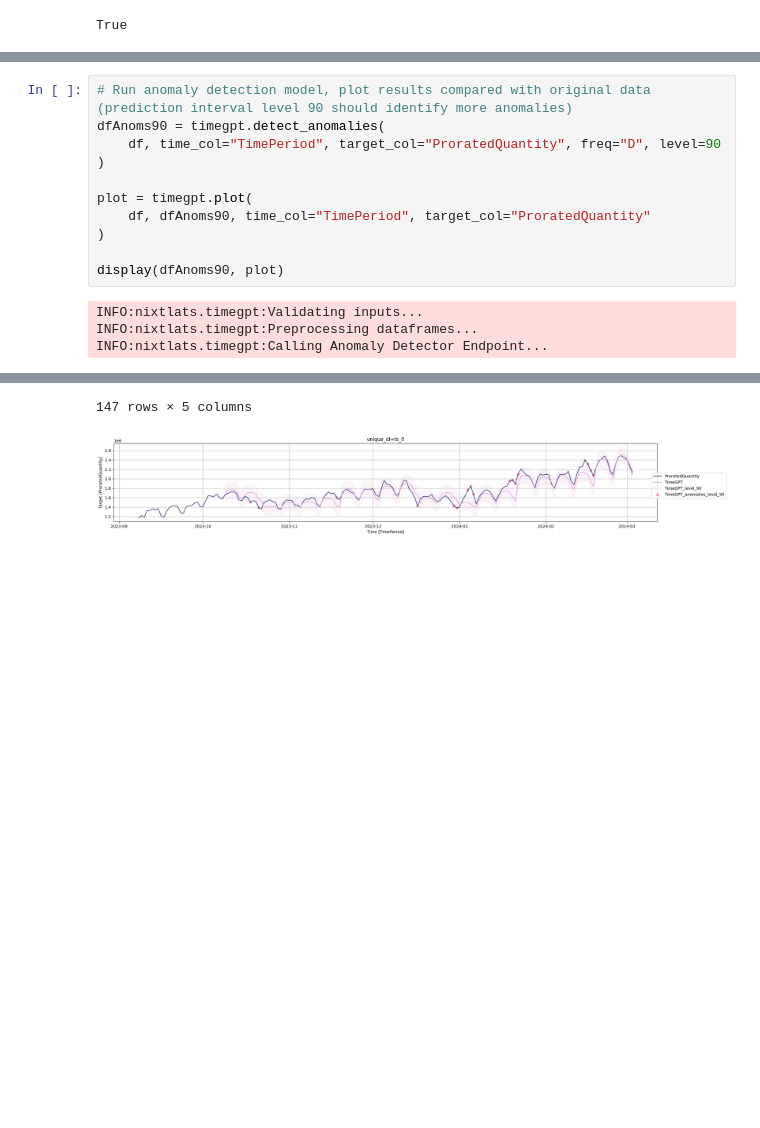
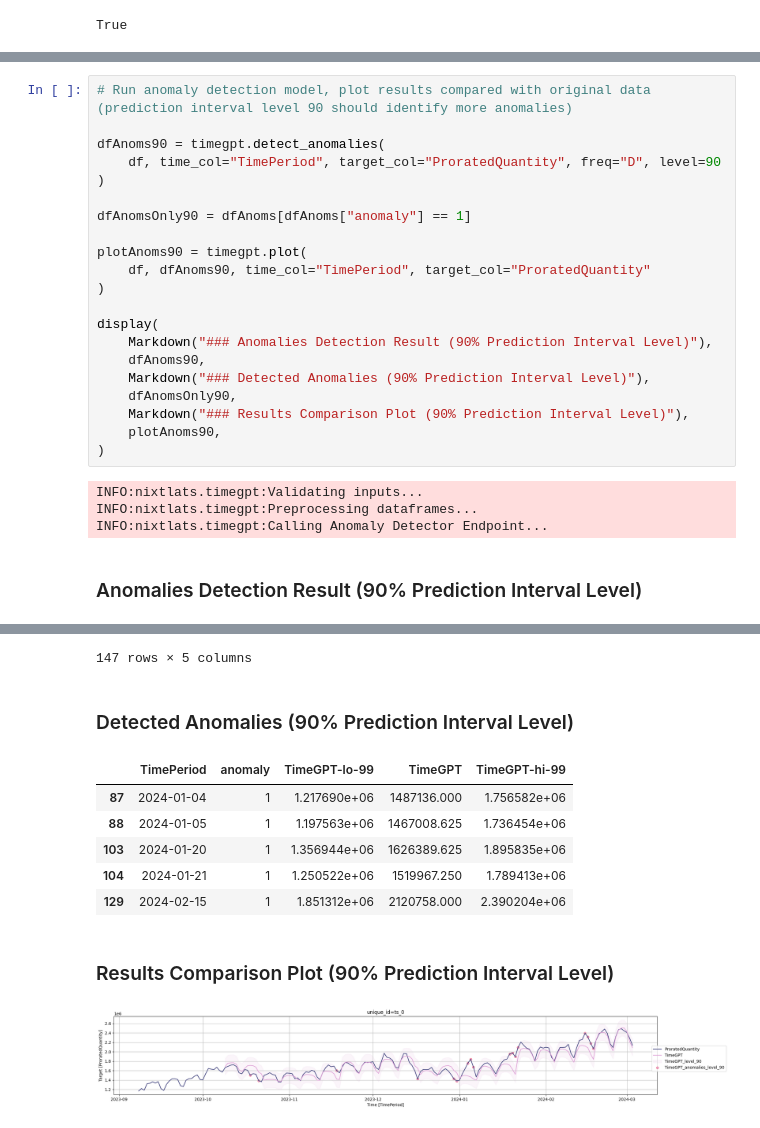
Before and after one commit to hawkjosh/timegptExplore, a Jupyter notebook: notebooks/billing1.ipynb, the cells around one changed output, grey strips where cells are left out. Cells and saved outputs as stored; diff of their text form; blank space fills up the shorter version.

```diff
--- a/notebooks/billing1.ipynb
+++ b/notebooks/billing1.ipynb
@@ -125,32 +141,51 @@ pd.testing.assert_series_equal(
 )
 # %%
 # Run anomaly detection model, plot results compared with original data (prediction interval level 90 should identify more anomalies)
+
 dfAnoms90 = timegpt.detect_anomalies(
     df, time_col="TimePeriod", target_col="ProratedQuantity", freq="D", level=90
 )
 
-plot = timegpt.plot(
+dfAnomsOnly90 = dfAnoms[dfAnoms["anomaly"] == 1]
+
+plotAnoms90 = timegpt.plot(
     df, dfAnoms90, time_col="TimePeriod", target_col="ProratedQuantity"
 )
 
-display(dfAnoms90, plot)
+display(
+    Markdown("### Anomalies Detection Result (90% Prediction Interval Level)"),
+    dfAnoms90,
+    Markdown("### Detected Anomalies (90% Prediction Interval Level)"),
+    dfAnomsOnly90,
+    Markdown("### Results Comparison Plot (90% Prediction Interval Level)"),
+    plotAnoms90,
+)
 # %% [output]
 INFO:nixtlats.timegpt:Validating inputs...
 INFO:nixtlats.timegpt:Preprocessing dataframes...
 INFO:nixtlats.timegpt:Calling Anomaly Detector Endpoint...
+### Anomalies Detection Result (90% Prediction Interval Level)
 |  | TimePeriod | anomaly | TimeGPT-lo-90 | TimeGPT | TimeGPT-hi-90 |
 | 0 | 2023-10-09 | 0 | 1.516217e+06 | 1688277.875 | 1.860338e+06 |
 | 1 | 2023-10-10 | 0 | 1.585574e+06 | 1757634.875 | 1.929695e+06 |
 | 2 | 2023-10-11 | 0 | 1.592931e+06 | 1764991.250 | 1.937052e+06 |
 | 3 | 2023-10-12 | 0 | 1.594338e+06 | 1766398.500 | 1.938459e+06 |
 | 4 | 2023-10-13 | 0 | 1.565768e+06 | 1737828.750 | 1.909889e+06 |
 | ... | ... | ... | ... | ... | ... |
 | 142 | 2024-02-28 | 0 | 2.330747e+06 | 2502807.500 | 2.674868e+06 |
 | 143 | 2024-02-29 | 0 | 2.330592e+06 | 2502652.250 | 2.674713e+06 |
 | 144 | 2024-03-01 | 0 | 2.257663e+06 | 2429723.750 | 2.601784e+06 |
 | 145 | 2024-03-02 | 0 | 2.041908e+06 | 2213968.250 | 2.386029e+06 |
 | 146 | 2024-03-03 | 0 | 1.914823e+06 | 2086884.000 | 2.258945e+06 |
 147 rows × 5 columns
+### Detected Anomalies (90% Prediction Interval Level)
+|  | TimePeriod | anomaly | TimeGPT-lo-99 | TimeGPT | TimeGPT-hi-99 |
+| 87 | 2024-01-04 | 1 | 1.217690e+06 | 1487136.000 | 1.756582e+06 |
+| 88 | 2024-01-05 | 1 | 1.197563e+06 | 1467008.625 | 1.736454e+06 |
+| 103 | 2024-01-20 | 1 | 1.356944e+06 | 1626389.625 | 1.895835e+06 |
+| 104 | 2024-01-21 | 1 | 1.250522e+06 | 1519967.250 | 1.789413e+06 |
+| 129 | 2024-02-15 | 1 | 1.851312e+06 | 2120758.000 | 2.390204e+06 |
+### Results Comparison Plot (90% Prediction Interval Level)
 [figure]
 # %%
 # Test detected anomalies against historical prediction interval level 90
```
Also changed, not shown: parts of 16 cells of this notebook, 12 other files.
